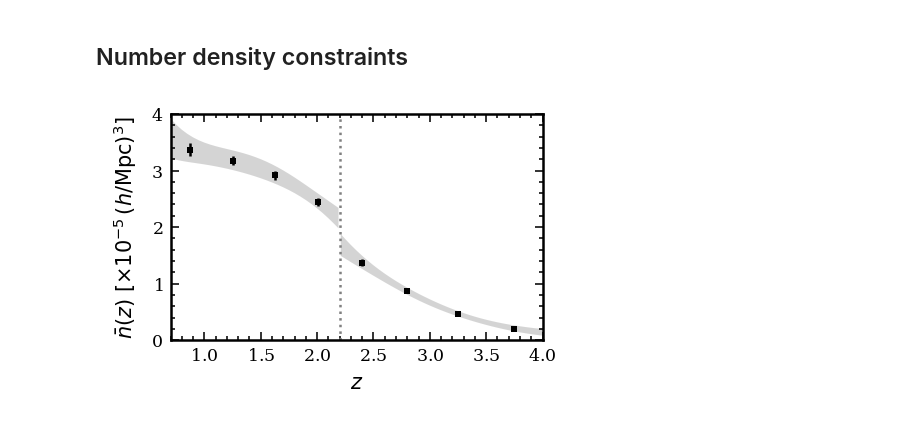
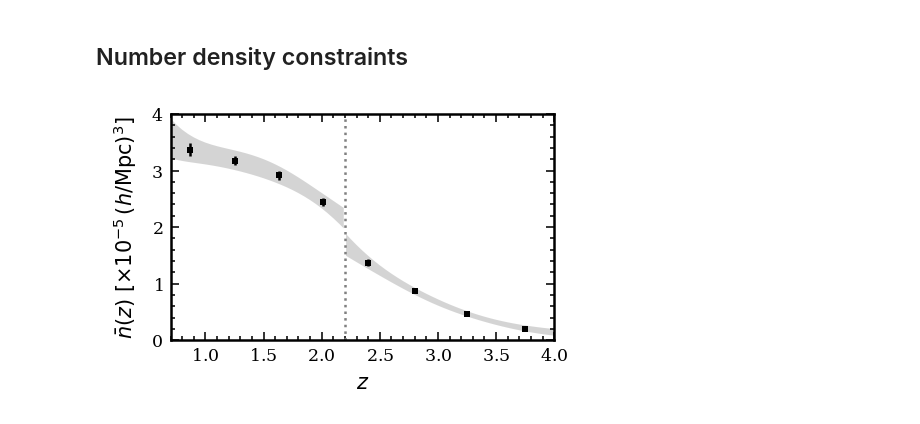
Before and after one commit to MikeSWang/HorizonGRound, a Jupyter notebook: notebooks/measure_comoving_number_density.ipynb, the cells around one changed output. Saved outputs shown, nothing was run; the diff lists cells and outputs as text; code cells hidden in the pictures.

```diff
--- a/notebooks/measure_comoving_number_density.ipynb
+++ b/notebooks/measure_comoving_number_density.ipynb
@@ -93,37 +93,37 @@ for chain_file in sorted(measured_chain_files):
 ALPHA = 0.5
 SCALING = 10**5
 
-fig = plt.figure("comoving number density", figsize=(3.2, 2.), dpi=150)
+fig = plt.figure("comoving number density", figsize=(3.3, 2.), dpi=150)
 
 ax = plt.subplot2grid((1, 1), (0, 0))
 
 ax.errorbar(
     measured_redshifts, SCALING * np.asarray(nbar_estimates[0]),
     yerr=[
         SCALING * np.subtract(nbar_estimates[0], nbar_estimates[-1]),
         SCALING * np.subtract(nbar_estimates[1], nbar_estimates[0]),
     ],
     fmt='s', zorder=3
 )
 for part in [low_redshift_part, high_redshift_part]:
     ax.fill_between(
         dense_redshifts[part],
         SCALING * np.asarray(nbar_quantiles[-2][part]),
         SCALING * np.asarray(nbar_quantiles[2][part]),
         facecolor='0.67', alpha=ALPHA, zorder=1
     )
 
 ax.axvline(x=2.2, ls=':', c='0.5')
 
 ax.set_yticks(np.arange(0.e-5*SCALING, 5.e-5*SCALING, step=1.e-5*SCALING))
 ax.xaxis.set_minor_locator(AutoMinorLocator())
 ax.yaxis.set_minor_locator(AutoMinorLocator())
 # ax.yaxis.set_major_formatter(SciFormatter("%1.0e"))
 ax.set_xlim(min(dense_redshifts), max(dense_redshifts))
 ax.set_ylim(0.e-5*SCALING, 4.e-5*SCALING)
 ax.set_xlabel(r"$z$")
 ax.set_ylabel(r"$\bar{n}(z)\ [\times 10^{-5}\,(h/\mathrm{Mpc})^3]$", labelpad=6)
 
 fig.savefig(publication_dir/"gallery"/"number_density.pdf")
 # %% [output]
-[figure, old version]
+[figure, new version]
```
Also changed, not shown: parts of 1 cell of this notebook, 2 other files.
